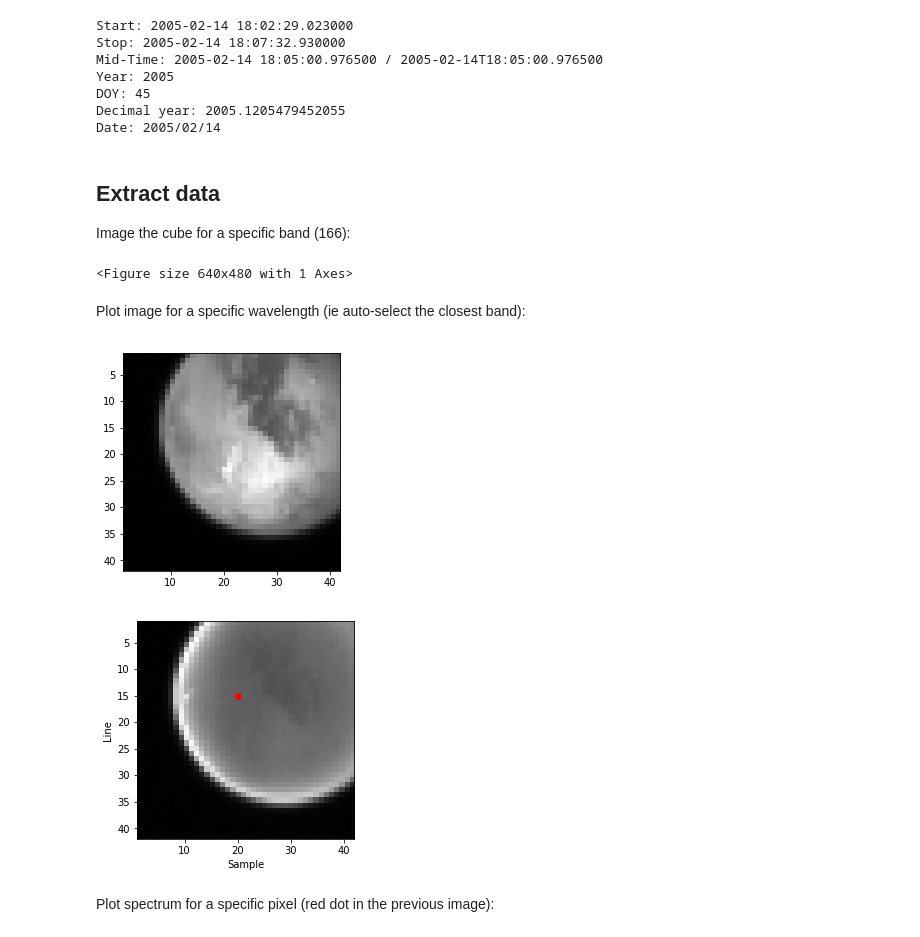
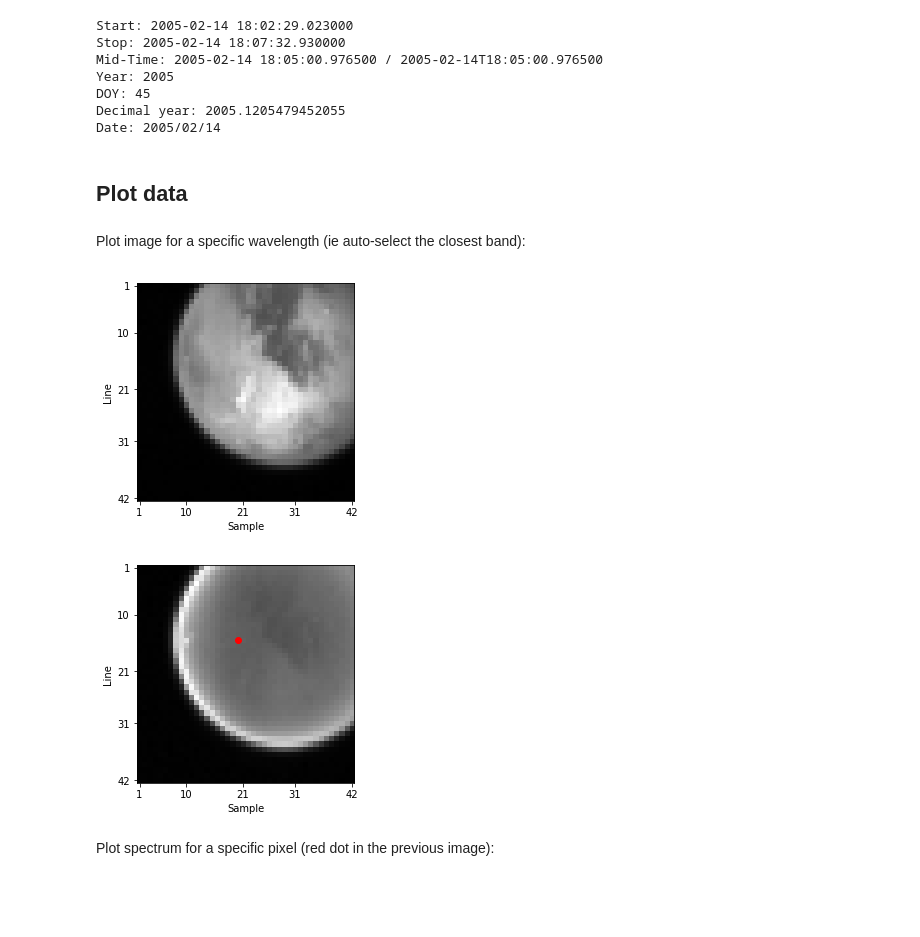
Before and after one commit to seignovert/pyvims, a Jupyter notebook: pyvims.ipynb, the cells around one changed output. Saved outputs shown, nothing was run; the diff lists cells and outputs as text; code cells hidden in the pictures; blank space fills up the shorter version.

Commit message:
Add extent and S/L ticks properties

```diff
--- a/pyvims.ipynb
+++ b/pyvims.ipynb
@@ -68,16 +68,5 @@ Year: 2005
 DOY: 45
 Decimal year: 2005.1205479452055
 Date: 2005/02/14
-# %% [markdown]
-## Extract data
-
-Image the cube for a specific band (166):
-# %%
-import matplotlib.pyplot as plt
-
-data = cube.getImg(166)
-
-plt.imshow(data, cmap='gray', extent=[1, cube.NS, cube.NL, 1])
-plt.show();
-# %% [output]
-<Figure size 640x480 with 1 Axes>
+# %% [markdown]
+## Plot data
@@ -84,20 +75,27 @@ plt.show();
 # %% [markdown]
 Plot image for a specific wavelength (ie auto-select the closest band):
 # %%
-plt.imshow(cube.getImg(wvln=2.03), cmap='gray', extent=[1, cube.NS, cube.NL, 1])
-plt.show();
+plt.imshow(cube.getImg(wvln=2.03), cmap='gray', extent=cube.extent)
+
+plt.xticks(cube.sticks)
+plt.yticks(cube.lticks)
+
+plt.xlabel('Sample')
+plt.ylabel('Line');
 # %% [output]
-[figure, old version]
+[figure, new version]
 # %%
-plt.imshow(cube.getImg(wvln=2.12), cmap='gray', extent=[1, cube.NS, cube.NL, 1])
+plt.imshow(cube.getImg(wvln=2.12), cmap='gray', extent=cube.extent)
 
 plt.plot(20, 15, 'ro')
 
+plt.xticks(cube.sticks)
+plt.yticks(cube.lticks)
+
 plt.xlabel('Sample')
-plt.ylabel('Line')
-plt.show();
+plt.ylabel('Line');
 # %% [output]
-[figure, old version]
+[figure, new version]
 # %% [markdown]
 Plot spectrum for a specific pixel (red dot in the previous image):
 # %%
```
Also changed, not shown: parts of 2 cells of this notebook, 2 other files.
